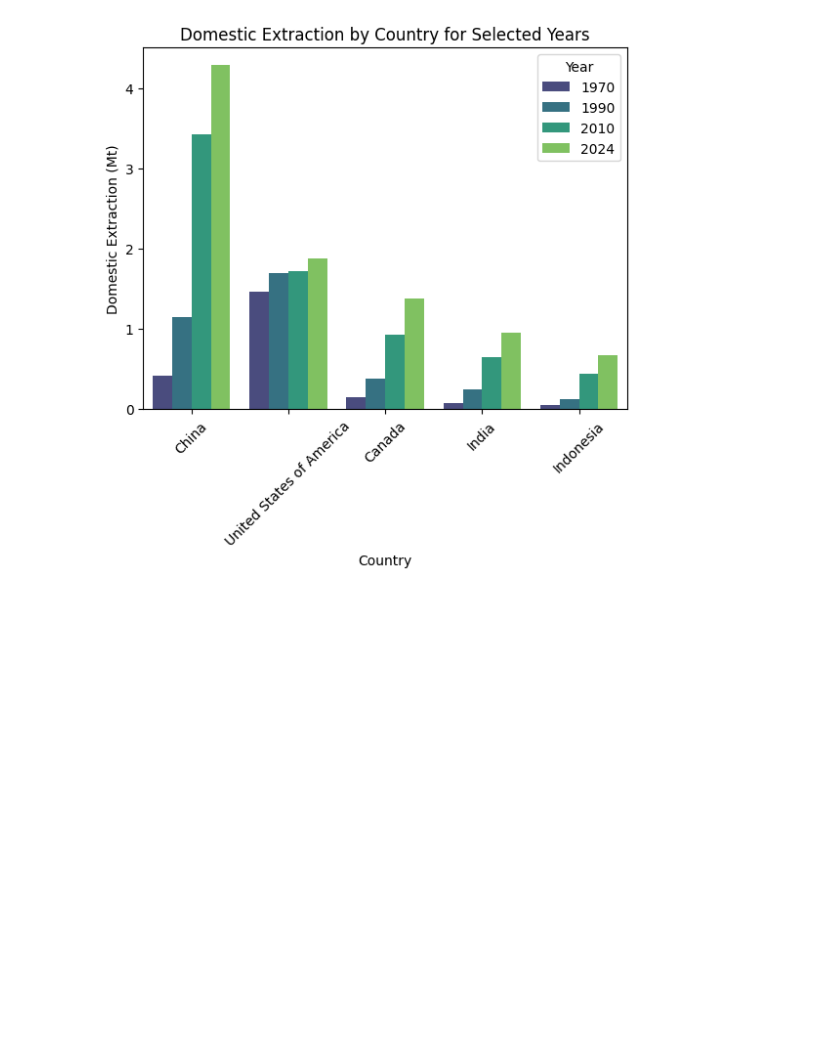
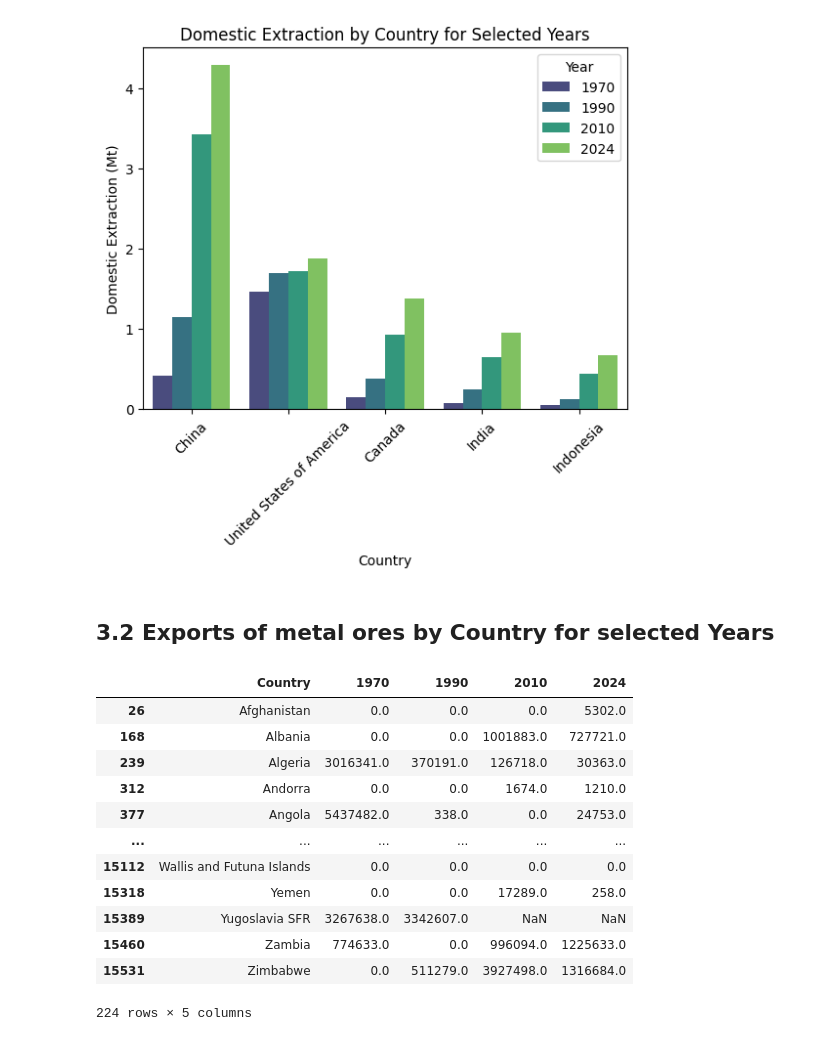
Before and after one commit to OrionFlame1/dataViz, a Jupyter notebook: Main.ipynb, the cells around one changed output. Drawn from its saved outputs; the diff is of its cells as text; code cells hidden in the pictures; blank space fills up the shorter version.

```diff
--- a/Main.ipynb
+++ b/Main.ipynb
@@ -174,3 +189,31 @@ plt.legend(title="Year")
 plt.show()
 # %% [output]
 [figure]
+# %% [markdown]
+## 3.2 Exports of metal ores by Country for selected Years
+# %%
+# Chart for the countries that extract petroleum (2024)
+FLOW_NAME = "Exports"
+CATEGORY = "Metal ores"
+
+years_filter = ["Country"] + ["1970", "1990", "2010", "2024"]
+
+metal_ores_exports_filter = (df["Flow name"] == FLOW_NAME) & (df["Category"] == CATEGORY)
+
+# Filter for this chart only
+metal_ores_exports = df[metal_ores_exports_filter][years_filter]
+metal_ores_exports
+# %% [output]
+|  | Country | 1970 | 1990 | 2010 | 2024 |
+| 26 | Afghanistan | 0.0 | 0.0 | 0.0 | 5302.0 |
+| 168 | Albania | 0.0 | 0.0 | 1001883.0 | 727721.0 |
+| 239 | Algeria | 3016341.0 | 370191.0 | 126718.0 | 30363.0 |
+| 312 | Andorra | 0.0 | 0.0 | 1674.0 | 1210.0 |
+| 377 | Angola | 5437482.0 | 338.0 | 0.0 | 24753.0 |
+| ... | ... | ... | ... | ... | ... |
+| 15112 | Wallis and Futuna Islands | 0.0 | 0.0 | 0.0 | 0.0 |
+| 15318 | Yemen | 0.0 | 0.0 | 17289.0 | 258.0 |
+| 15389 | Yugoslavia SFR | 3267638.0 | 3342607.0 | NaN | NaN |
+| 15460 | Zambia | 774633.0 | 0.0 | 996094.0 | 1225633.0 |
+| 15531 | Zimbabwe | 0.0 | 511279.0 | 3927498.0 | 1316684.0 |
+224 rows × 5 columns
```
Also changed, not shown: parts of 6 cells of this notebook.
